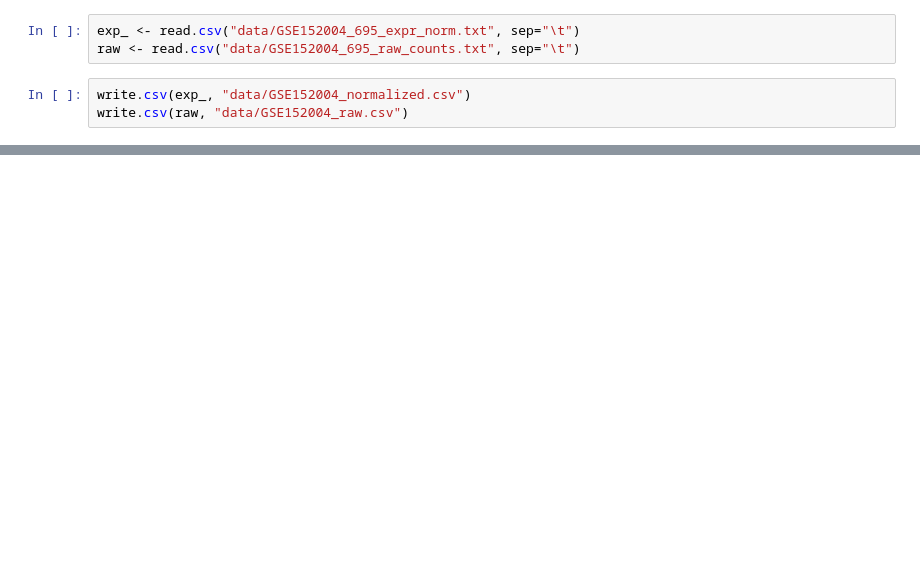
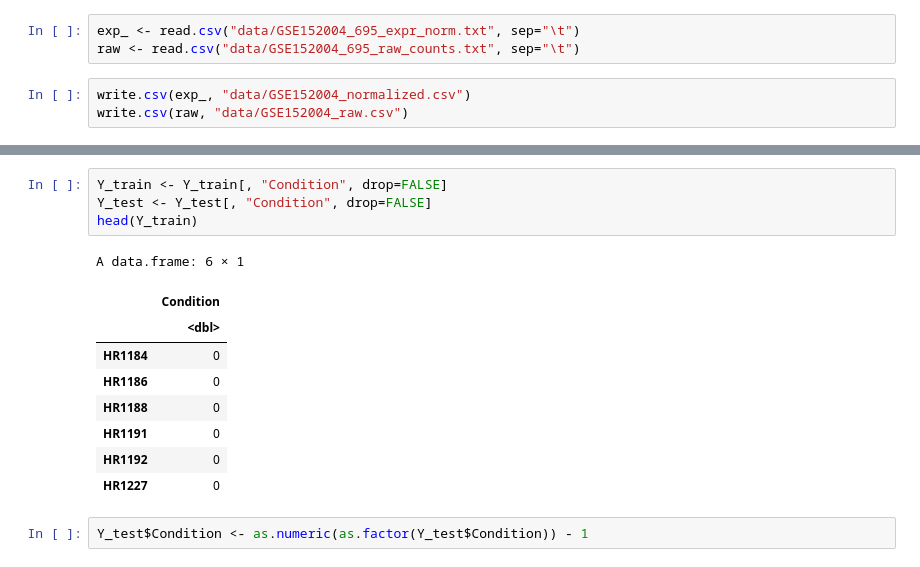
Before and after one commit to PI-Bioinfo/transcriptomics_classifier, a Jupyter notebook: notebook.ipynb, the cells around one changed output, grey strips where cells are left out. Saved outputs shown, nothing was run; the diff lists cells and outputs as text; blank space fills up the shorter version.

```diff
--- a/notebook.ipynb
+++ b/notebook.ipynb
@@ -126,0 +214,16 @@ ERROR: Error in cts_normalized[, sample_test]: incorrect number of dimensions
+# %%
+Y_train <- Y_train[, "Condition", drop=FALSE]
+Y_test <- Y_test[, "Condition", drop=FALSE]
+head(Y_train)
+# %% [output]
+A data.frame: 6 × 1
+|  | Condition |
+|  | <dbl> |
+| HR1184 | 0 |
+| HR1186 | 0 |
+| HR1188 | 0 |
+| HR1191 | 0 |
+| HR1192 | 0 |
+| HR1227 | 0 |
+# %%
+Y_test$Condition <- as.numeric(as.factor(Y_test$Condition)) - 1
```
Also changed, not shown: parts of 30 cells of this notebook, 21 other files.
